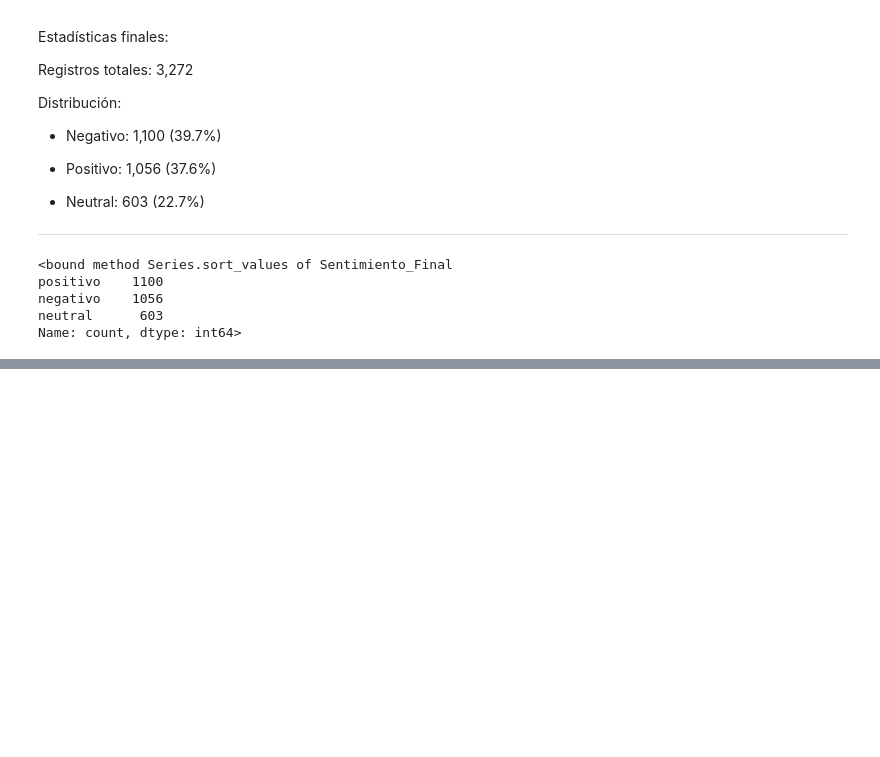
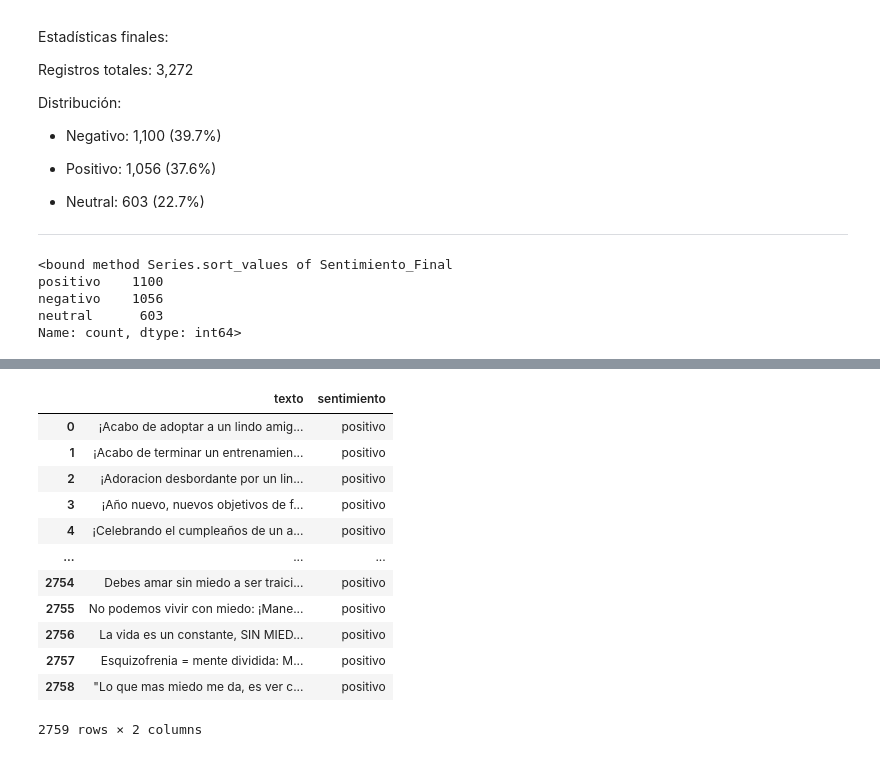
Before and after one commit to ml-punto-tech/sentiment-api, a Jupyter notebook: data-science/notebooks/Procesamiento_y_Clasificacion_de_Datos_SentimentAPI.ipynb, the cells around one changed output, grey strips where cells are left out. Saved outputs shown, nothing was run; the diff lists cells and outputs as text; code cells hidden in the pictures; blank space fills up the shorter version.

```diff
--- a/data-science/notebooks/Procesamiento_y_Clasificacion_de_Datos_SentimentAPI.ipynb
+++ b/data-science/notebooks/Procesamiento_y_Clasificacion_de_Datos_SentimentAPI.ipynb
@@ -700,0 +703,3 @@ Name: count, dtype: int64>
+# %%
+df_unificado.rename({'Texto_Limpio':'texto'},axis=1,inplace=True)
+df_unificado.rename({'Sentimiento_Final':'sentimiento'},axis=1,inplace=True)
@@ -700,0 +718,2 @@ Name: count, dtype: int64>
+# %%
+df=pd.DataFrame(df_unificado)
@@ -700,0 +732,16 @@ Name: count, dtype: int64>
+# %%
+df
+# %% [output]
+|  | texto | sentimiento |
+| 0 | ¡Acabo de adoptar a un lindo amig... | positivo |
+| 1 | ¡Acabo de terminar un entrenamien... | positivo |
+| 2 | ¡Adoracion desbordante por un lin... | positivo |
+| 3 | ¡Año nuevo, nuevos objetivos de f... | positivo |
+| 4 | ¡Celebrando el cumpleaños de un a... | positivo |
+| ... | ... | ... |
+| 2754 | Debes amar sin miedo a ser traici... | positivo |
+| 2755 | No podemos vivir con miedo: ¡Mane... | positivo |
+| 2756 | La vida es un constante, SIN MIED... | positivo |
+| 2757 | Esquizofrenia = mente dividida: M... | positivo |
+| 2758 | "Lo que mas miedo me da, es ver c... | positivo |
+2759 rows × 2 columns
```
Also changed, not shown: parts of 35 cells of this notebook.
